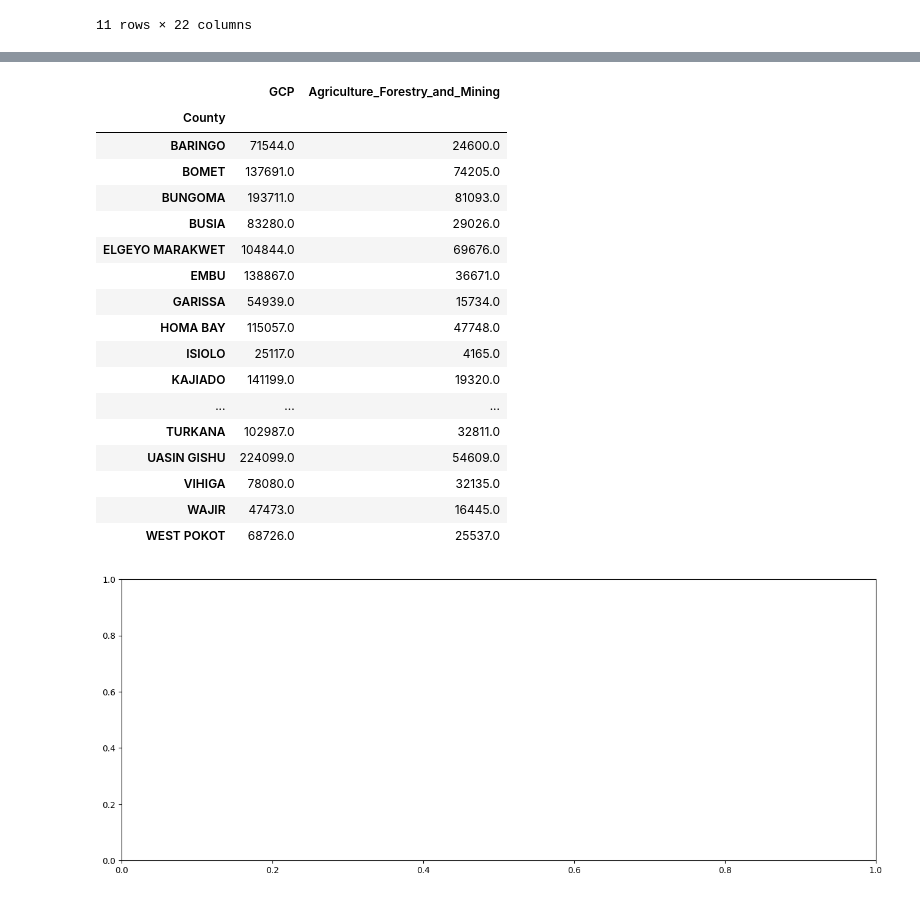
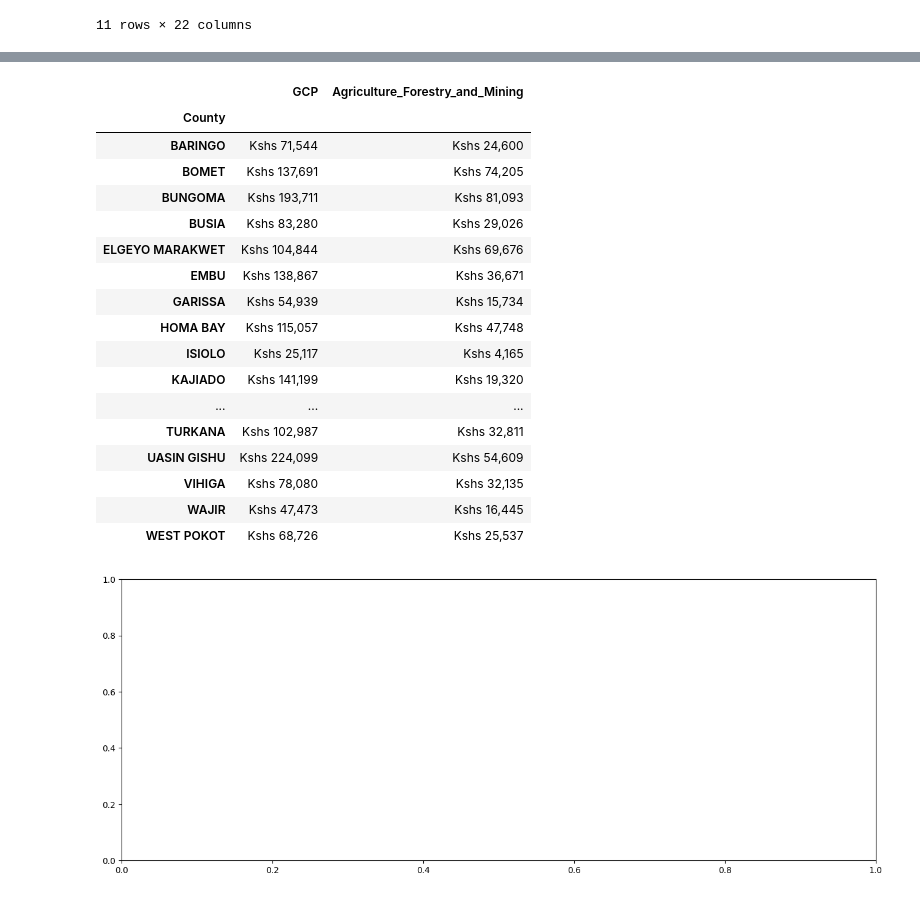
Before and after one commit to 254Bit/KENYAGCPData, a Jupyter notebook: dash.ipynb, the cells around one changed output, grey strips where cells are left out. Saved outputs shown, nothing was run; the diff lists cells and outputs as text; code cells hidden in the pictures.

Commit message:
data preparation

```diff
--- a/dash.ipynb
+++ b/dash.ipynb
@@ -90,23 +74,23 @@ economicSectorData.style.format({
 # %%
 # Data Preparation
 # Check the region median of GCP Per
-economicSectorData.groupby('County')[['GCP', 'Agriculture_Forestry_and_Mining']].median()
+economicSectorData.groupby('County')[['GCP', 'Agriculture_Forestry_and_Mining']].median().style.format('Kshs {0:,.0f}')
 # %% [output]
 |  | GCP | Agriculture_Forestry_and_Mining |
 | County |  |  |
-| BARINGO | 71544.0 | 24600.0 |
-| BOMET | 137691.0 | 74205.0 |
-| BUNGOMA | 193711.0 | 81093.0 |
-| BUSIA | 83280.0 | 29026.0 |
-| ELGEYO MARAKWET | 104844.0 | 69676.0 |
-| EMBU | 138867.0 | 36671.0 |
-| GARISSA | 54939.0 | 15734.0 |
-| HOMA BAY | 115057.0 | 47748.0 |
-| ISIOLO | 25117.0 | 4165.0 |
-| KAJIADO | 141199.0 | 19320.0 |
+| BARINGO | Kshs 71,544 | Kshs 24,600 |
+| BOMET | Kshs 137,691 | Kshs 74,205 |
+| BUNGOMA | Kshs 193,711 | Kshs 81,093 |
+| BUSIA | Kshs 83,280 | Kshs 29,026 |
+| ELGEYO MARAKWET | Kshs 104,844 | Kshs 69,676 |
+| EMBU | Kshs 138,867 | Kshs 36,671 |
+| GARISSA | Kshs 54,939 | Kshs 15,734 |
+| HOMA BAY | Kshs 115,057 | Kshs 47,748 |
+| ISIOLO | Kshs 25,117 | Kshs 4,165 |
+| KAJIADO | Kshs 141,199 | Kshs 19,320 |
 | ... | ... | ... |
-| TURKANA | 102987.0 | 32811.0 |
-| UASIN GISHU | 224099.0 | 54609.0 |
-| VIHIGA | 78080.0 | 32135.0 |
-| WAJIR | 47473.0 | 16445.0 |
-| WEST POKOT | 68726.0 | 25537.0 |
+| TURKANA | Kshs 102,987 | Kshs 32,811 |
+| UASIN GISHU | Kshs 224,099 | Kshs 54,609 |
+| VIHIGA | Kshs 78,080 | Kshs 32,135 |
+| WAJIR | Kshs 47,473 | Kshs 16,445 |
+| WEST POKOT | Kshs 68,726 | Kshs 25,537 |
```
Also changed, not shown: parts of 4 cells of this notebook, 2 other files.
